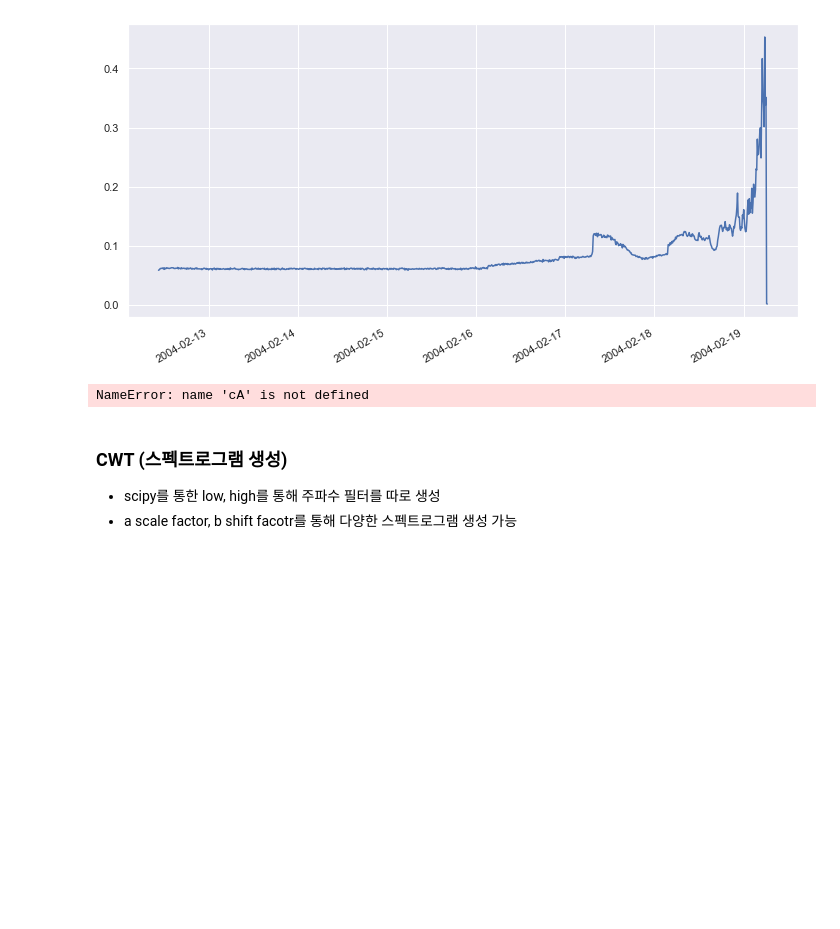
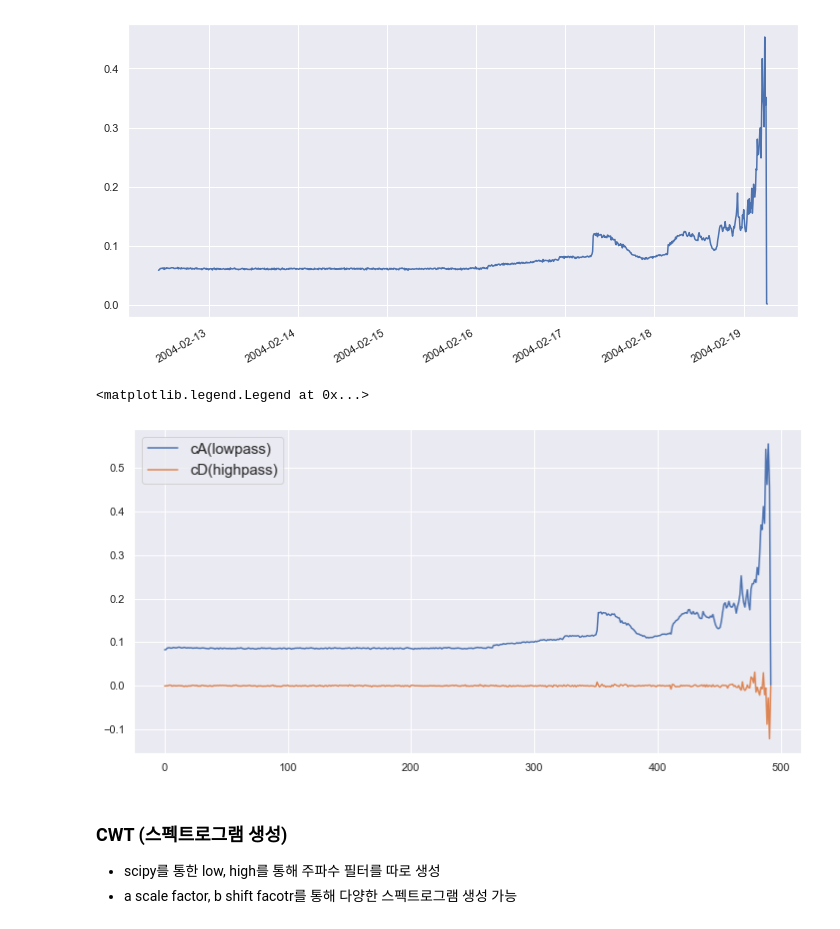
Before and after one commit to hyeonggulim/skt_ai_fellowship, a Jupyter notebook: EDA (NASA Bearing).ipynb, the cells around one changed output. Drawn from its saved outputs; the diff is of its cells as text; code cells hidden in the pictures; blank space fills up the shorter version.

```diff
--- a/EDA (NASA Bearing).ipynb
+++ b/EDA (NASA Bearing).ipynb
@@ -306,5 +306,5 @@ pywt.families()
  'fbsp',
  'cmor']
 # %%
-select_function = 'coif2'
+select_function = 'gaus2'
 cA, cD = pywt.dwt(merged_data['Bearing 1'], select_function)
@@ -322,10 +325,11 @@ pd.Series(merged_data['Bearing 1']).plot(figsize = (12,6))
 # %%
 #merged_data['Bearing 1'].plot(figsize = (12,6))
 pd.Series(cA).plot(figsize = (12,6))#lowpass
 pd.Series(cD).plot(figsize = (12,6)) #highpass
-plt.legend(['cA(lowpass)', 'cD(highpass)'])
+plt.legend(['cA(lowpass)', 'cD(highpass)'],fontsize=15)
 # %% [output]
-NameError: name 'cA' is not defined
+<matplotlib.legend.Legend at 0x...>
+[figure, added]
 # %% [markdown]
 ### CWT (스펙트로그램 생성)
 + scipy를 통한 low, high를 통해 주파수 필터를 따로 생성
```
Also changed, not shown: parts of 1 cell of this notebook.
